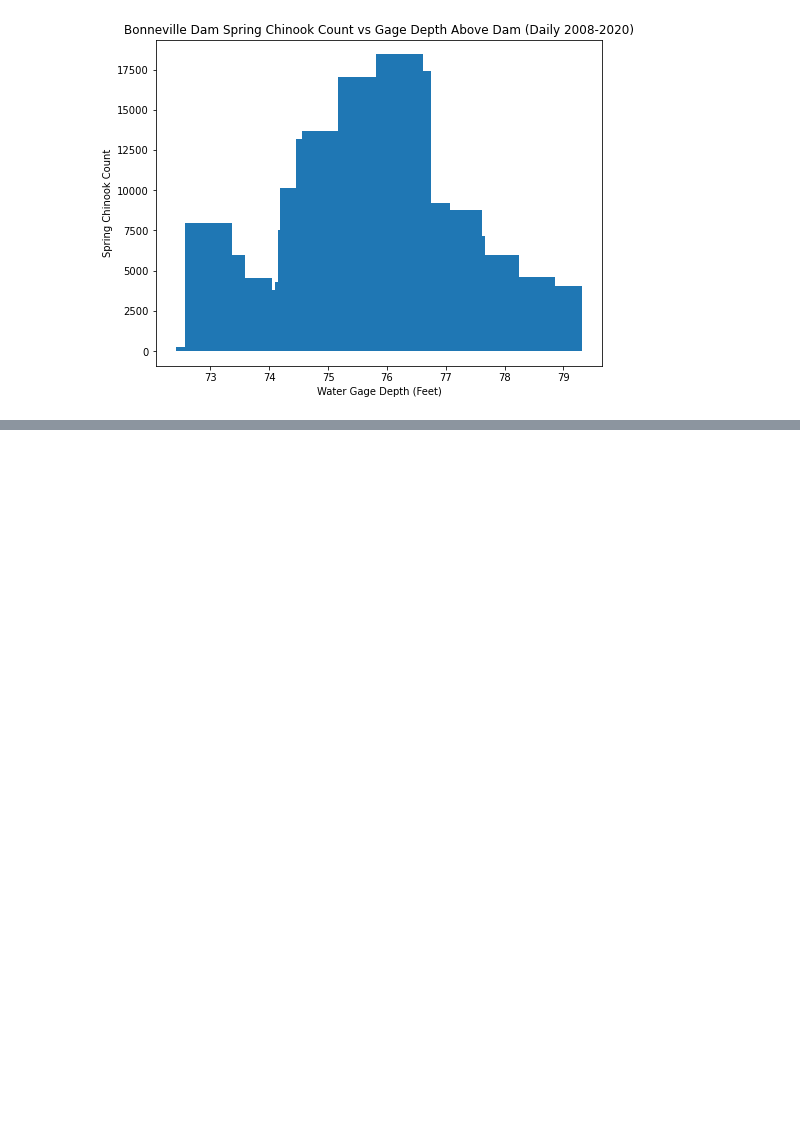
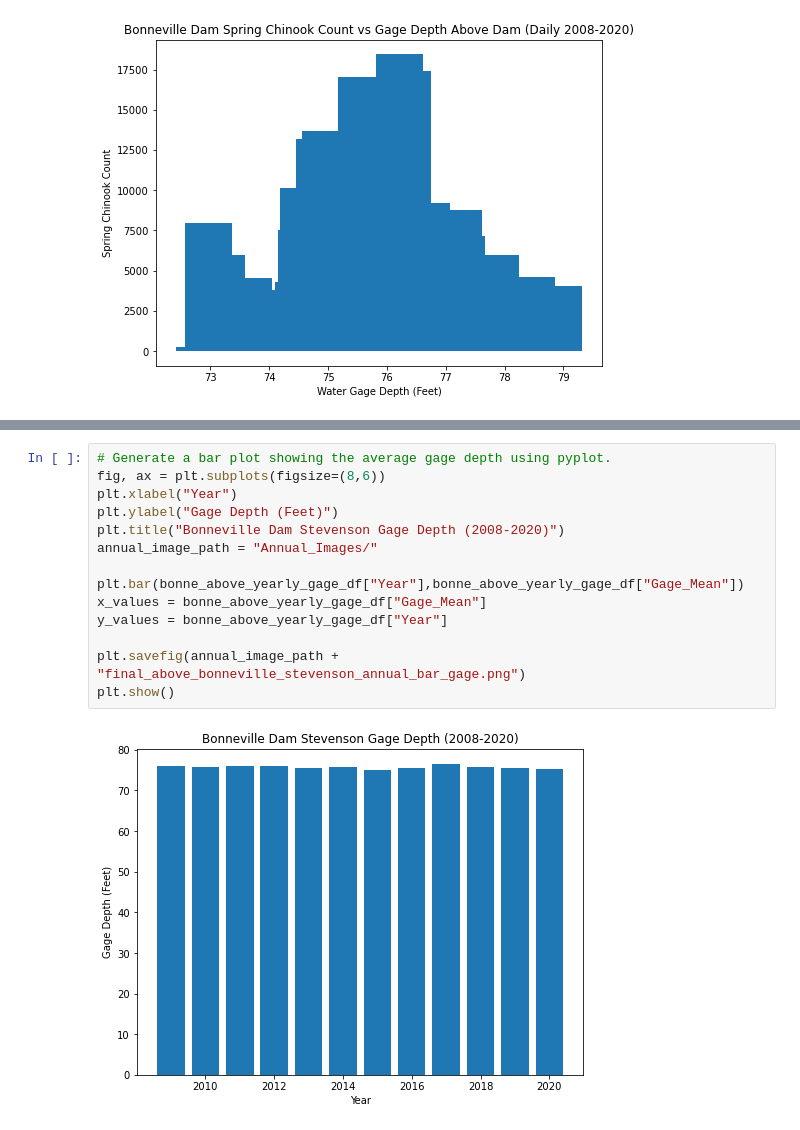
Before and after one commit to jayhjman/bootcamp-project1, a Jupyter notebook: last_willamette.ipynb, the cells around one changed output, grey strips where cells are left out. Drawn from its saved outputs; the diff is of its cells as text; blank space fills up the shorter version.

```diff
--- a/last_willamette.ipynb
+++ b/last_willamette.ipynb
@@ -299,0 +396,16 @@ The p-value is: 8.085071504614143e-07
+# %%
+# Generate a bar plot showing the average gage depth using pyplot.
+fig, ax = plt.subplots(figsize=(8,6))
+plt.xlabel("Year")
+plt.ylabel("Gage Depth (Feet)")
+plt.title("Bonneville Dam Stevenson Gage Depth (2008-2020)")
+annual_image_path = "Annual_Images/"
+
+plt.bar(bonne_above_yearly_gage_df["Year"],bonne_above_yearly_gage_df["Gage_Mean"])
+x_values = bonne_above_yearly_gage_df["Gage_Mean"]
+y_values = bonne_above_yearly_gage_df["Year"]
+
+plt.savefig(annual_image_path + "final_above_bonneville_stevenson_annual_bar_gage.png")
+plt.show()
+# %% [output]
+[figure, added]
```
Also changed, not shown: parts of 14 cells of this notebook, 9 other files.
